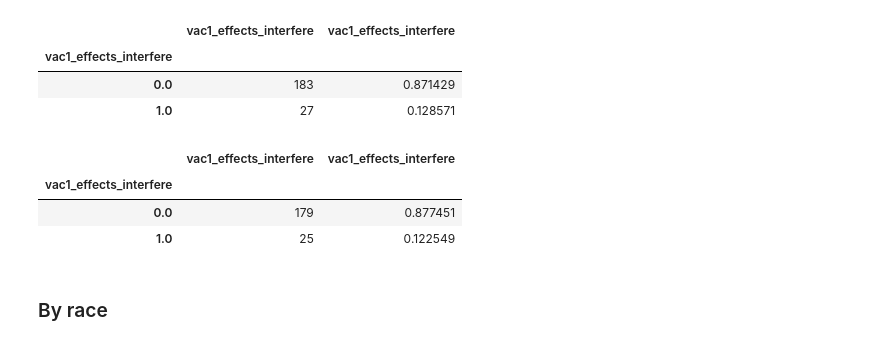
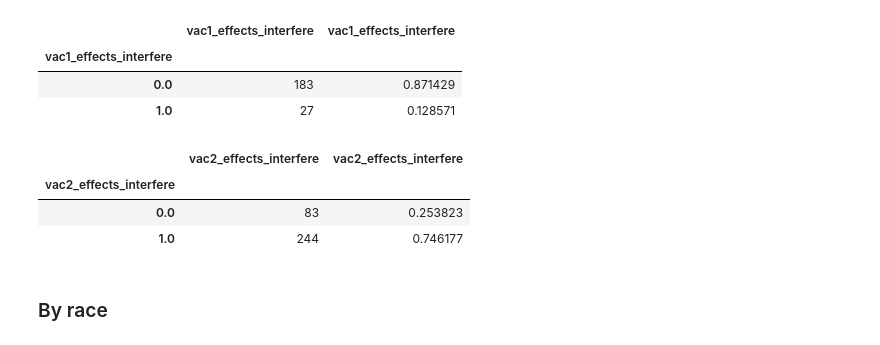
Before and after one commit to amillner/notebook_show, a Jupyter notebook: vaccine_survey.ipynb, the cells around one changed output. Cells and saved outputs as stored; diff of their text form; code cells hidden in the pictures.

```diff
--- a/vaccine_survey.ipynb
+++ b/vaccine_survey.ipynb
@@ -338,12 +338,12 @@ gpby_tabl_cnt_pct(d_vac1,'vac1_effects_interfere','vac1_effects_interfere')
 | 0.0 | 183 | 0.871429 |
 | 1.0 | 27 | 0.128571 |
 # %%
-gpby_tabl_cnt_pct(d_vac2,'vac1_effects_interfere','vac1_effects_interfere')
+gpby_tabl_cnt_pct(d_vac2,'vac2_effects_interfere','vac2_effects_interfere')
 # %% [output]
-|  | vac1_effects_interfere | vac1_effects_interfere |
-| vac1_effects_interfere |  |  |
-| 0.0 | 179 | 0.877451 |
-| 1.0 | 25 | 0.122549 |
+|  | vac2_effects_interfere | vac2_effects_interfere |
+| vac2_effects_interfere |  |  |
+| 0.0 | 83 | 0.253823 |
+| 1.0 | 244 | 0.746177 |
 # %% [markdown]
 ### By race
 # %%
```
